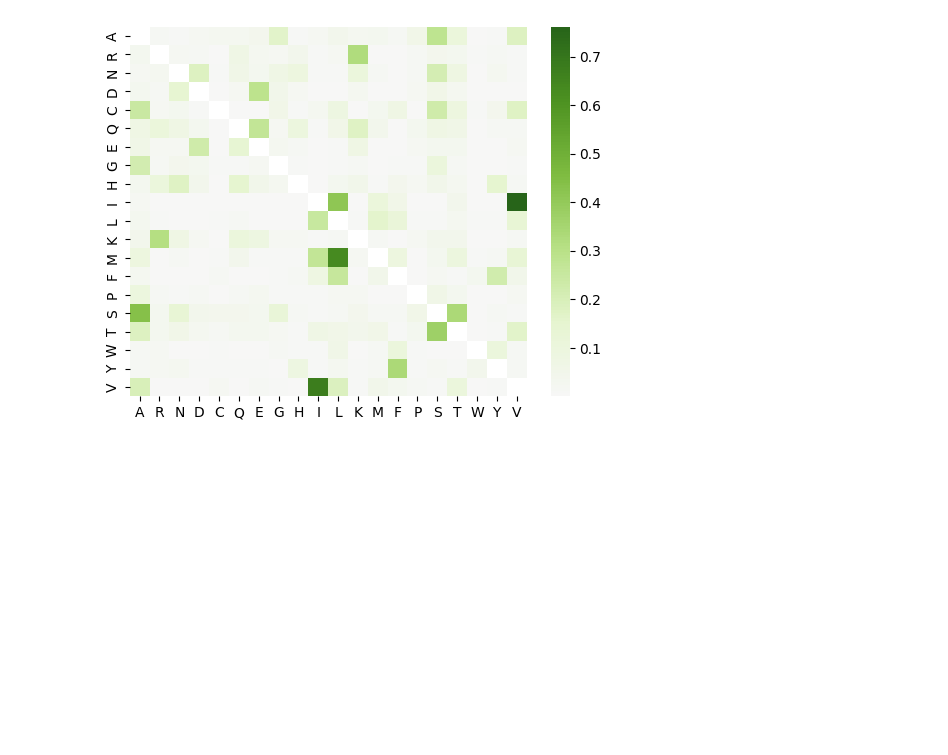
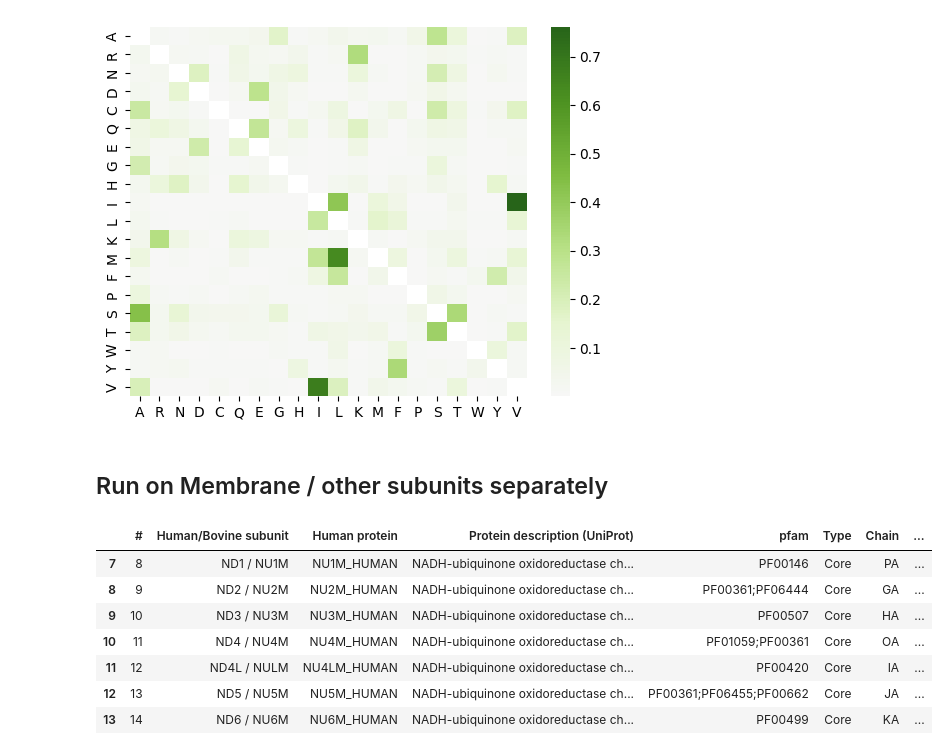
Before and after one commit to genicos/cherryproj, a Jupyter notebook: run_cherryml.ipynb, the cells around one changed output. Drawn from its saved outputs; the diff is of its cells as text; code cells hidden in the pictures; blank space fills up the shorter version.

```diff
--- a/run_cherryml.ipynb
+++ b/run_cherryml.ipynb
@@ -34,3 +34,5 @@ sns.heatmap(df, center=0, cmap="PiYG")
 plt.show()
 # %% [output]
 [figure]
+# %% [markdown]
+## Run on Membrane / other subunits separately
@@ -36,0 +46,16 @@ plt.show()
+# %%
+sdf = pd.read_csv("../complexI_subunits.csv")
+sdf.loc[:, 'pfam'] = sdf['pfam'].str.replace(r'\xa0', '', regex=True)
+core_subunits = sdf[(sdf["Type"] == "Core")]
+membrane_subunits = core_subunits[core_subunits["membrane"]]
+non_membrane_subunits = core_subunits[core_subunits["membrane"] == False]
+membrane_subunits
+# %% [output]
+|  | # | Human/Bovine subunit | Human protein | Protein description (UniProt) | pfam | Type | Chain | ... |
+| 7 | 8 | ND1 / NU1M | NU1M_HUMAN | NADH-ubiquinone oxidoreductase ch... | PF00146 | Core | PA | ... |
+| 8 | 9 | ND2 / NU2M | NU2M_HUMAN | NADH-ubiquinone oxidoreductase ch... | PF00361;PF06444 | Core | GA | ... |
+| 9 | 10 | ND3 / NU3M | NU3M_HUMAN | NADH-ubiquinone oxidoreductase ch... | PF00507 | Core | HA | ... |
+| 10 | 11 | ND4 / NU4M | NU4M_HUMAN | NADH-ubiquinone oxidoreductase ch... | PF01059;PF00361 | Core | OA | ... |
+| 11 | 12 | ND4L / NULM | NU4LM_HUMAN | NADH-ubiquinone oxidoreductase ch... | PF00420 | Core | IA | ... |
+| 12 | 13 | ND5 / NU5M | NU5M_HUMAN | NADH-ubiquinone oxidoreductase ch... | PF00361;PF06455;PF00662 | Core | JA | ... |
+| 13 | 14 | ND6 / NU6M | NU6M_HUMAN | NADH-ubiquinone oxidoreductase ch... | PF00499 | Core | KA | ... |
```
Also changed, not shown: parts of 12 cells of this notebook.
